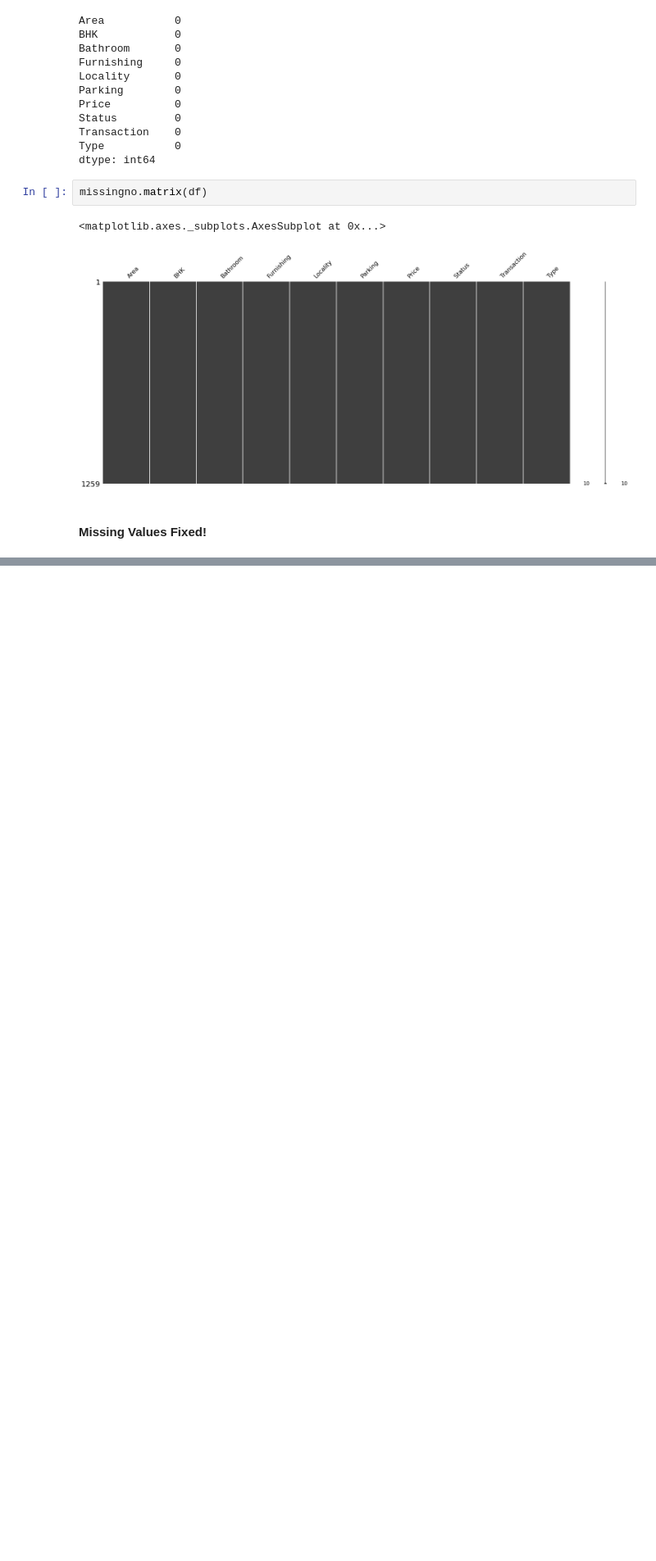
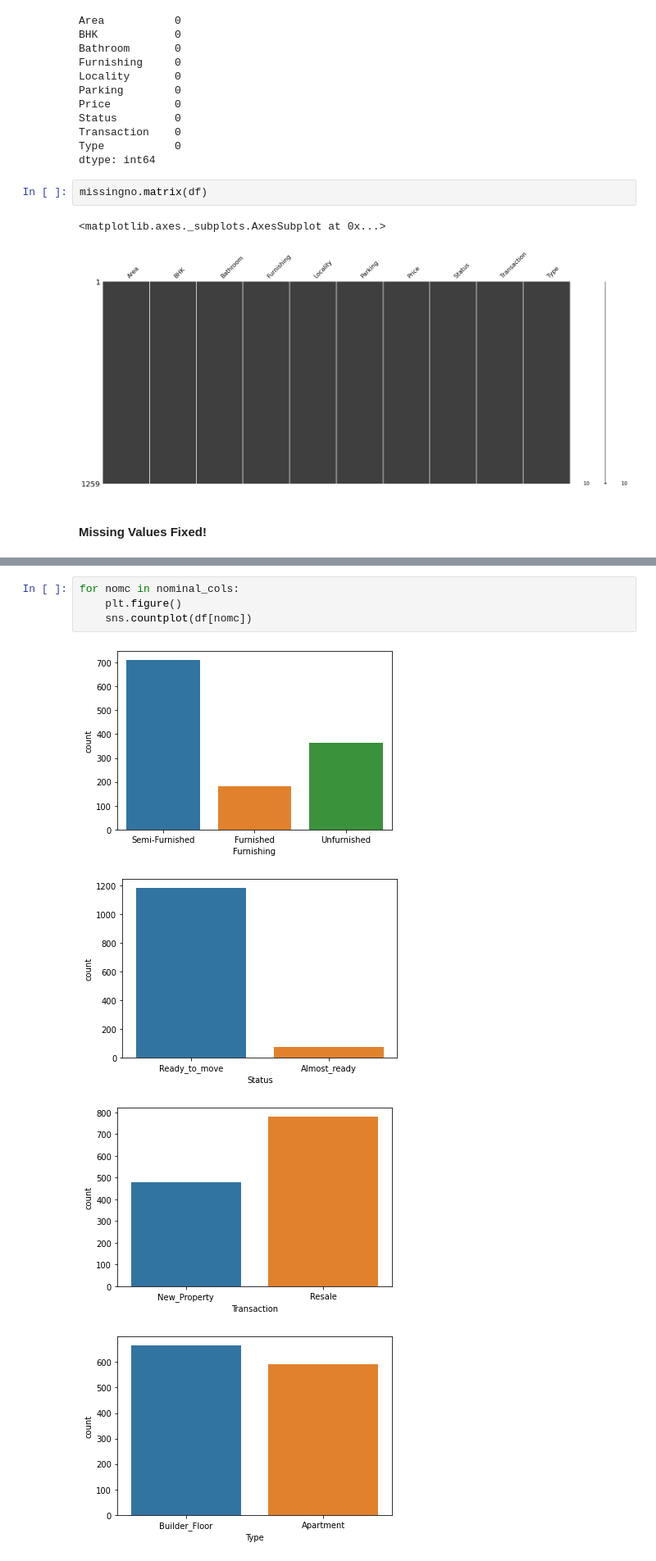
Before and after one commit to Divakar6336/Delhi-House-Price-Prediction, a Jupyter notebook: EDA/Outliers_Missing_Fix.ipynb, the cells around one changed output, grey strips where cells are left out. Shown at 82% size. Cells and saved outputs as stored; diff of their text form; blank space fills up the shorter version.

```diff
--- a/EDA/Outliers_Missing_Fix.ipynb
+++ b/EDA/Outliers_Missing_Fix.ipynb
@@ -194,0 +279,9 @@ missingno.matrix(df)
+# %%
+for nomc in nominal_cols:
+    plt.figure()
+    sns.countplot(df[nomc])
+# %% [output]
+[figure, added]
+[figure, added]
+[figure, added]
+[figure, added]
```
Also changed, not shown: parts of 24 cells of this notebook.
